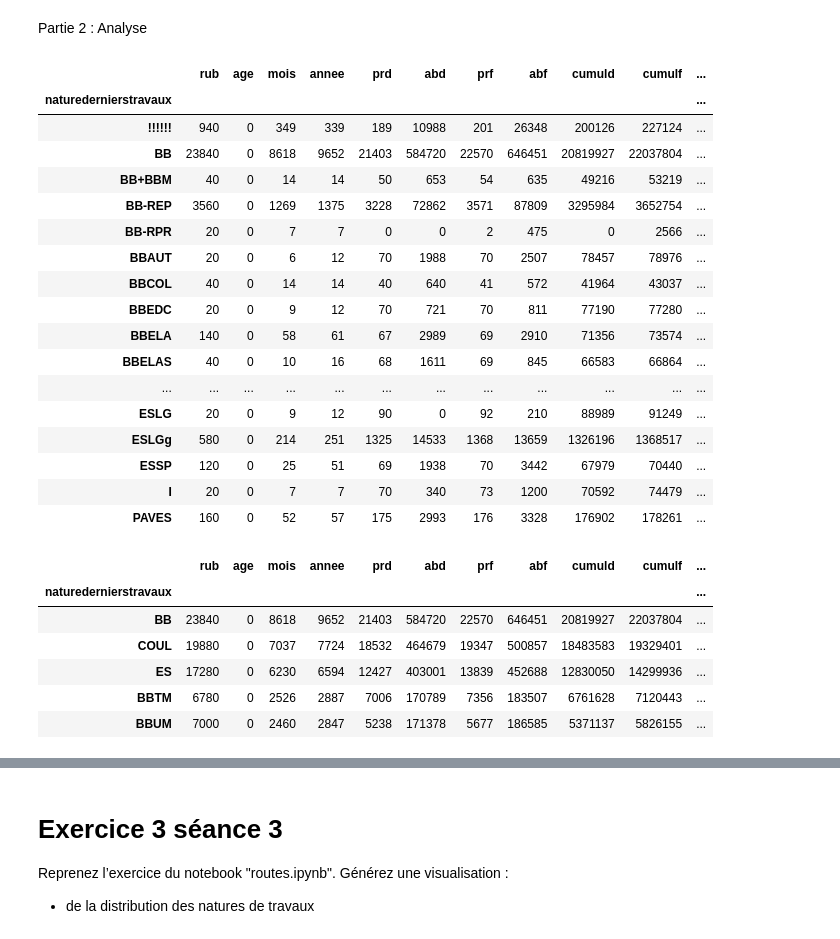
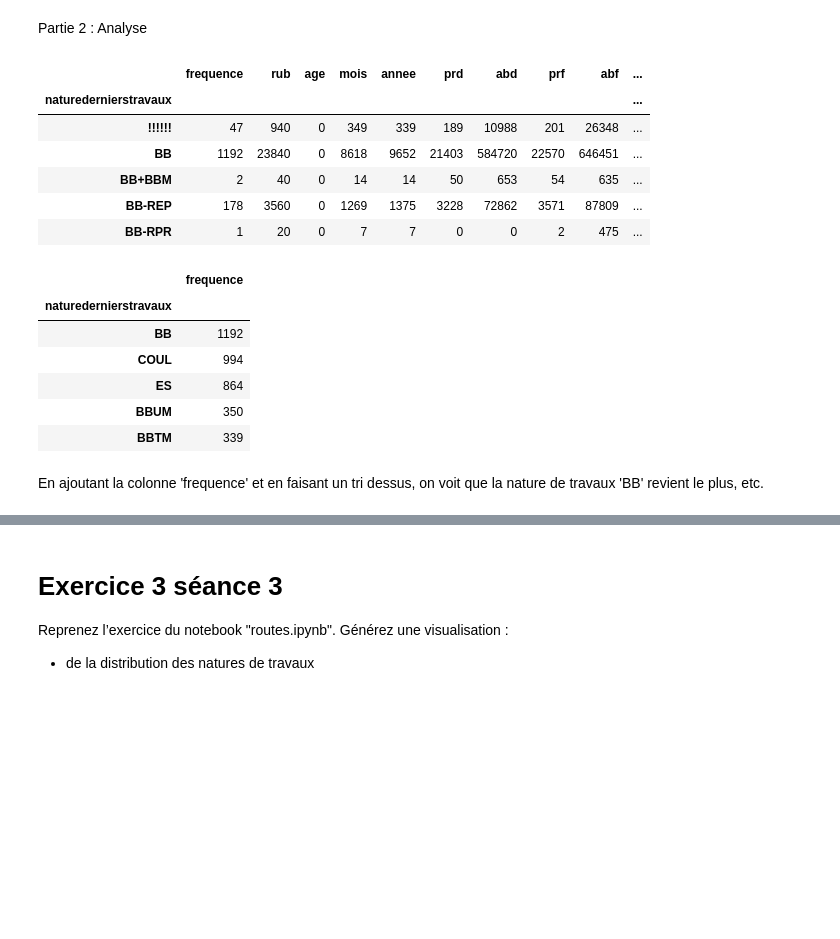
Before and after one commit to steven3092/python_notebook, a Jupyter notebook: routes.ipynb, the cells around one changed output, grey strips where cells are left out. Saved outputs shown, nothing was run; the diff lists cells and outputs as text; code cells hidden in the pictures; blank space fills up the shorter version.

```diff
--- a/routes.ipynb
+++ b/routes.ipynb
@@ -7,6 +7,7 @@ import numpy as np
 import matplotlib.pyplot as plt
 # %%
 
-data = pd.read_csv('C:/Users/Steven/routes_travaux.csv', sep =';')
+data = pd.read_csv('C:/Users/Steven/routes_travaux.csv', sep =';', decimal = ',')
+data.insert(1, 'frequence', 1)
 data
 # %% [output]
@@ -126,38 +152,30 @@ On vérifie le nombre de lignes par colonne ou on somme toutes les lignes qui on
 Partie 2 : Analyse
 # %%
 data_grouped = data_drop_na.groupby('naturedernierstravaux').sum()
-data_grouped
+data_grouped.head()
 # %% [output]
-|  | rub | age | mois | annee | prd | abd | prf | abf | cumuld | cumulf | ... |
-| naturedernierstravaux |  |  |  |  |  |  |  |  |  |  | ... |
-| !!!!!! | 940 | 0 | 349 | 339 | 189 | 10988 | 201 | 26348 | 200126 | 227124 | ... |
-| BB | 23840 | 0 | 8618 | 9652 | 21403 | 584720 | 22570 | 646451 | 20819927 | 22037804 | ... |
-| BB+BBM | 40 | 0 | 14 | 14 | 50 | 653 | 54 | 635 | 49216 | 53219 | ... |
-| BB-REP | 3560 | 0 | 1269 | 1375 | 3228 | 72862 | 3571 | 87809 | 3295984 | 3652754 | ... |
-| BB-RPR | 20 | 0 | 7 | 7 | 0 | 0 | 2 | 475 | 0 | 2566 | ... |
-| BBAUT | 20 | 0 | 6 | 12 | 70 | 1988 | 70 | 2507 | 78457 | 78976 | ... |
-| BBCOL | 40 | 0 | 14 | 14 | 40 | 640 | 41 | 572 | 41964 | 43037 | ... |
-| BBEDC | 20 | 0 | 9 | 12 | 70 | 721 | 70 | 811 | 77190 | 77280 | ... |
-| BBELA | 140 | 0 | 58 | 61 | 67 | 2989 | 69 | 2910 | 71356 | 73574 | ... |
-| BBELAS | 40 | 0 | 10 | 16 | 68 | 1611 | 69 | 845 | 66583 | 66864 | ... |
-| ... | ... | ... | ... | ... | ... | ... | ... | ... | ... | ... | ... |
-| ESLG | 20 | 0 | 9 | 12 | 90 | 0 | 92 | 210 | 88989 | 91249 | ... |
-| ESLGg | 580 | 0 | 214 | 251 | 1325 | 14533 | 1368 | 13659 | 1326196 | 1368517 | ... |
-| ESSP | 120 | 0 | 25 | 51 | 69 | 1938 | 70 | 3442 | 67979 | 70440 | ... |
-| I | 20 | 0 | 7 | 7 | 70 | 340 | 73 | 1200 | 70592 | 74479 | ... |
-| PAVES | 160 | 0 | 52 | 57 | 175 | 2993 | 176 | 3328 | 176902 | 178261 | ... |
+|  | frequence | rub | age | mois | annee | prd | abd | prf | abf | ... |
+| naturedernierstravaux |  |  |  |  |  |  |  |  |  | ... |
+| !!!!!! | 47 | 940 | 0 | 349 | 339 | 189 | 10988 | 201 | 26348 | ... |
+| BB | 1192 | 23840 | 0 | 8618 | 9652 | 21403 | 584720 | 22570 | 646451 | ... |
+| BB+BBM | 2 | 40 | 0 | 14 | 14 | 50 | 653 | 54 | 635 | ... |
+| BB-REP | 178 | 3560 | 0 | 1269 | 1375 | 3228 | 72862 | 3571 | 87809 | ... |
+| BB-RPR | 1 | 20 | 0 | 7 | 7 | 0 | 0 | 2 | 475 | ... |
 # %%
-data_sorted = data_grouped.sort_values('cumulf', ascending=False)
+data_sorted = data_grouped.sort_values('frequence', ascending=False)
 data_nb5 = data_sorted.head(5)
-data_nb5
+data_nb5_dropped = data_nb5.drop(data_nb5.columns[[1, 2, 3, 4, 5, 6, 7, 8, 9, 10, 11, 12, 13]], axis=1)
+data_nb5_dropped
 # %% [output]
-|  | rub | age | mois | annee | prd | abd | prf | abf | cumuld | cumulf | ... |
-| naturedernierstravaux |  |  |  |  |  |  |  |  |  |  | ... |
-| BB | 23840 | 0 | 8618 | 9652 | 21403 | 584720 | 22570 | 646451 | 20819927 | 22037804 | ... |
-| COUL | 19880 | 0 | 7037 | 7724 | 18532 | 464679 | 19347 | 500857 | 18483583 | 19329401 | ... |
-| ES | 17280 | 0 | 6230 | 6594 | 12427 | 403001 | 13839 | 452688 | 12830050 | 14299936 | ... |
-| BBTM | 6780 | 0 | 2526 | 2887 | 7006 | 170789 | 7356 | 183507 | 6761628 | 7120443 | ... |
-| BBUM | 7000 | 0 | 2460 | 2847 | 5238 | 171378 | 5677 | 186585 | 5371137 | 5826155 | ... |
+|  | frequence |
+| naturedernierstravaux |  |
+| BB | 1192 |
+| COUL | 994 |
+| ES | 864 |
+| BBUM | 350 |
+| BBTM | 339 |
+# %% [markdown]
+En ajoutant la colonne 'frequence' et en faisant un tri dessus, on voit que la nature de travaux 'BB' revient le plus, etc.
 # %%
 data_grouped2 = data_drop_na.groupby('anneedernierstravaux').sum()
 data_grouped2
```
Also changed, not shown: parts of 13 cells of this notebook.
